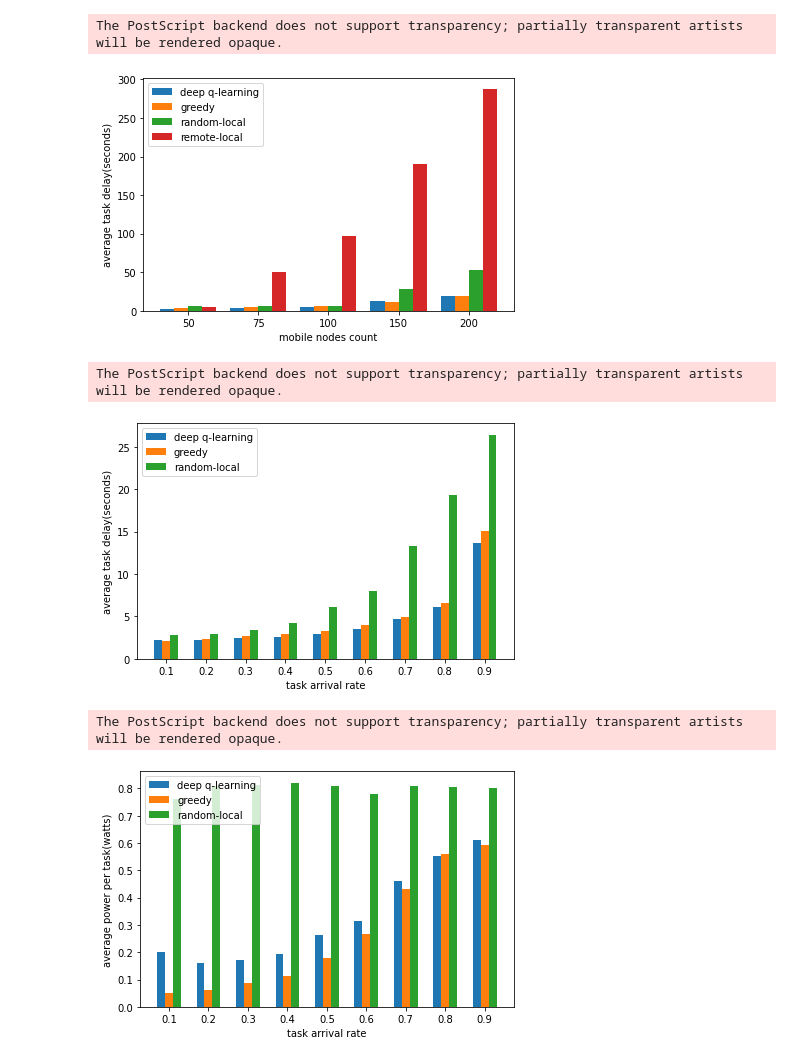
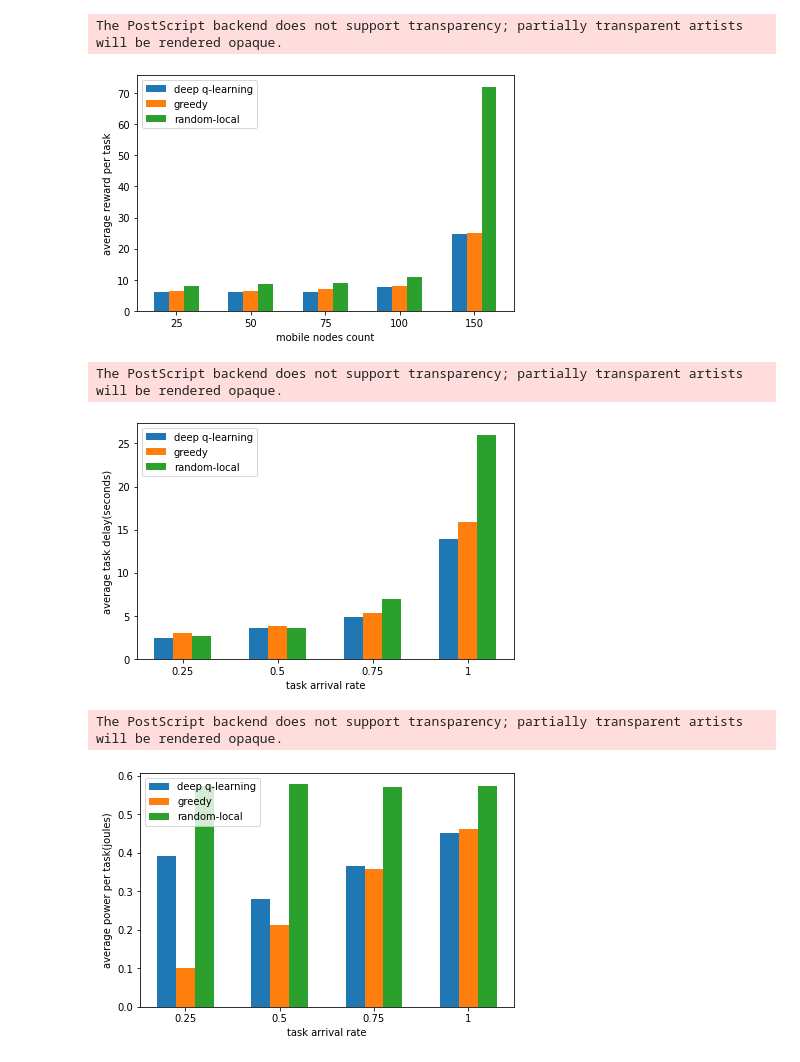
Before and after one commit to ahmadzendebudi/edge_simulation1, a Jupyter notebook: plots.ipynb, the cells around one changed output. Cells and saved outputs as stored; diff of their text form; code cells hidden in the pictures.

```diff
--- a/plots.ipynb
+++ b/plots.ipynb
@@ -53,5 +60,5 @@ def loadDataframe(reportMapPath: str) -> pd.DataFrame:
 
     return df
 # %%
-df = loadDataframe("reportMap3.json")
+df = loadDataframe("reportMap{id}.json".format(id = batchIdentifier))
 # %% [output]
@@ -180,19 +207,17 @@ The PostScript backend does not support transparency; partially transparent arti
 variable_conditions_method = {
     "deep q-learning": (df["mobile_selector"] == "dql") & (df["edge_selector"] == "dql"),
     "greedy": (df["mobile_selector"] == "greedy") & (df["edge_selector"] == "greedy"),
-    "random-local": (df["mobile_selector"] == "random") & (df["edge_selector"] == "local"),
-    "remote-local": (df["mobile_selector"] == "remote") & (df["edge_selector"] == "local")
+    "random-local": (df["mobile_selector"] == "random") & (df["edge_selector"] == "local")
 }
 variable_conditions_class = {
+    "25": (df["boxworld_mobile_nodes"] == 25),
     "50": (df["boxworld_mobile_nodes"] == 50),
     "75": (df["boxworld_mobile_nodes"] == 75),
     "100": (df["boxworld_mobile_nodes"] == 100),
-    "150": (df["boxworld_mobile_nodes"] == 150),
-    "200": (df["boxworld_mobile_nodes"] == 200),
+    "150": (df["boxworld_mobile_nodes"] == 150)
 }
 
-condition = (df["mobile_selector_default"] == False) & (df["edge_selector_default"] == False)
-condition = condition & (df["boxworld_mobile_nodes_default"] == False)
+condition = (df["task_generator_lambda"] == 0.75)
 results = []
 for key_method, value_method in variable_conditions_method.items():
     item_condition = condition & value_method
@@ -205,6 +230,6 @@ for key_method, value_method in variable_conditions_method.items():
 
 
 barchartPlotter(results, list(variable_conditions_method.keys()), list(variable_conditions_class.keys()),
-                "average power consumed per task(seconds)", xLabel = "mobile nodes count", savePath = "plots/mobile_node_counts_power")
+                "average power consumed per task(joules)", xLabel = "mobile nodes count", savePath = "plots/mobile_node_counts_power")
 # %% [output]
 The PostScript backend does not support transparency; partially transparent artists will be rendered opaque.
@@ -213,35 +238,33 @@ The PostScript backend does not support transparency; partially transparent arti
 variable_conditions_method = {
     "deep q-learning": (df["mobile_selector"] == "dql") & (df["edge_selector"] == "dql"),
     "greedy": (df["mobile_selector"] == "greedy") & (df["edge_selector"] == "greedy"),
-    "random-local": (df["mobile_selector"] == "random") & (df["edge_selector"] == "local"),
-    "remote-local": (df["mobile_selector"] == "remote") & (df["edge_selector"] == "local")
+    "random-local": (df["mobile_selector"] == "random") & (df["edge_selector"] == "local")
 }
 variable_conditions_class = {
+    "25": (df["boxworld_mobile_nodes"] == 25),
     "50": (df["boxworld_mobile_nodes"] == 50),
     "75": (df["boxworld_mobile_nodes"] == 75),
     "100": (df["boxworld_mobile_nodes"] == 100),
-    "150": (df["boxworld_mobile_nodes"] == 150),
-    "200": (df["boxworld_mobile_nodes"] == 200),
+    "150": (df["boxworld_mobile_nodes"] == 150)
 }
 
-condition = (df["mobile_selector_default"] == False) & (df["edge_selector_default"] == False)
-condition = condition & (df["boxworld_mobile_nodes_default"] == False)
+condition = (df["task_generator_lambda"] == 0.75)
 results = []
 for key_method, value_method in variable_conditions_method.items():
     item_condition = condition & value_method
     result = []
     for key_class, value_class in variable_conditions_class.items():
         class_condition = item_condition & value_class
-        data = df.loc[class_condition, ["delay"]].mean()
-        result.append(data["delay"])
+        data = -df.loc[class_condition, ["reward"]].mean()
+        result.append(data["reward"])
     results.append(result)
 
 
 barchartPlotter(results, list(variable_conditions_method.keys()), list(variable_conditions_class.keys()),
-                "average task delay(seconds)", xLabel = "mobile nodes count", savePath = "plots/mobile_node_counts_all_delay")
+                "average reward per task", xLabel = "mobile nodes count", savePath = "plots/mobile_node_counts_reward")
 # %% [output]
 The PostScript backend does not support transparency; partially transparent artists will be rendered opaque.
-[figure, old version]
+[figure, new version]
 # %%
 variable_conditions_method = {
     "deep q-learning": (df["mobile_selector"] == "dql") & (df["edge_selector"] == "dql"),
@@ -249,19 +272,13 @@ variable_conditions_method = {
     "random-local": (df["mobile_selector"] == "random") & (df["edge_selector"] == "local")
 }
 variable_conditions_class = {
-    "0.1": (df["task_generator_lambda"] == 0.1),
-    "0.2": (df["task_generator_lambda"] == 0.2),
-    "0.3": (df["task_generator_lambda"] <= 0.301) & (df["task_generator_lambda"] >= 0.299),
-    "0.4": (df["task_generator_lambda"] == 0.4),
+    "0.25": (df["task_generator_lambda"] == 0.25),
     "0.5": (df["task_generator_lambda"] == 0.5),
-    "0.6": (df["task_generator_lambda"] == 0.6),
-    "0.7": (df["task_generator_lambda"] <= 0.701) & (df["task_generator_lambda"] >= 0.699),
-    "0.8": (df["task_generator_lambda"] <= 0.801) & (df["task_generator_lambda"] >= 0.799),
-    "0.9": (df["task_generator_lambda"] <= 0.901) & (df["task_generator_lambda"] >= 0.899)
+    "0.75": (df["task_generator_lambda"] == 0.75),
+    "1": (df["task_generator_lambda"] == 1)
 }
 
-condition = (df["mobile_selector_default"] == False) & (df["edge_selector_default"] == False)
-condition = condition & (df["task_generator_lambda_default"] == False)
+condition = (df["boxworld_mobile_nodes"] == 50)
 results = []
 for key_method, value_method in variable_conditions_method.items():
     item_condition = condition & value_method
@@ -277,40 +294,34 @@ barchartPlotter(results, list(variable_conditions_method.keys()), list(variable_
                 "average task delay(seconds)", xLabel = "task arrival rate", savePath = "plots/data_rate_delay")
 # %% [output]
 The PostScript backend does not support transparency; partially transparent artists will be rendered opaque.
-[figure, old version]
+[figure, new version]
 # %%
 variable_conditions_method = {
     "deep q-learning": (df["mobile_selector"] == "dql") & (df["edge_selector"] == "dql"),
     "greedy": (df["mobile_selector"] == "greedy") & (df["edge_selector"] == "greedy"),
     "random-local": (df["mobile_selector"] == "random") & (df["edge_selector"] == "local")
 }
 variable_conditions_class = {
-    "0.1": (df["task_generator_lambda"] == 0.1),
-    "0.2": (df["task_generator_lambda"] == 0.2),
-    "0.3": (df["task_generator_lambda"] <= 0.301) & (df["task_generator_lambda"] >= 0.299),
-    "0.4": (df["task_generator_lambda"] == 0.4),
+    "0.25": (df["task_generator_lambda"] == 0.25),
     "0.5": (df["task_generator_lambda"] == 0.5),
-    "0.6": (df["task_generator_lambda"] == 0.6),
-    "0.7": (df["task_generator_lambda"] <= 0.701) & (df["task_generator_lambda"] >= 0.699),
-    "0.8": (df["task_generator_lambda"] <= 0.801) & (df["task_generator_lambda"] >= 0.799),
-    "0.9": (df["task_generator_lambda"] <= 0.901) & (df["task_generator_lambda"] >= 0.899)
+    "0.75": (df["task_generator_lambda"] == 0.75),
+    "1": (df["task_generator_lambda"] == 1)
 }
 
-condition = (df["mobile_selector_default"] == False) & (df["edge_selector_default"] == False)
-condition = condition & (df["task_generator_lambda_default"] == False)
+condition = (df["boxworld_mobile_nodes"] == 50)
 results = []
 for key_method, value_method in variable_conditions_method.items():
     item_condition = condition & value_method
     result = []
     for key_class, value_class in variable_conditions_class.items():
         class_condition = item_condition & value_class
         data = df.loc[class_condition, ["power"]].mean()
         result.append(data["power"])
     results.append(result)
 
 
 barchartPlotter(results, list(variable_conditions_method.keys()), list(variable_conditions_class.keys()),
-                "average power per task(watts)", xLabel = "task arrival rate", savePath = "plots/data_rate_power", legenLoc="upper left")
+                "average power per task(joules)", xLabel = "task arrival rate", savePath = "plots/data_rate_power", legenLoc="upper left")
 # %% [output]
 The PostScript backend does not support transparency; partially transparent artists will be rendered opaque.
-[figure, old version]
+[figure, new version]
```
Also changed, not shown: parts of 10 cells of this notebook, 14 other files.
